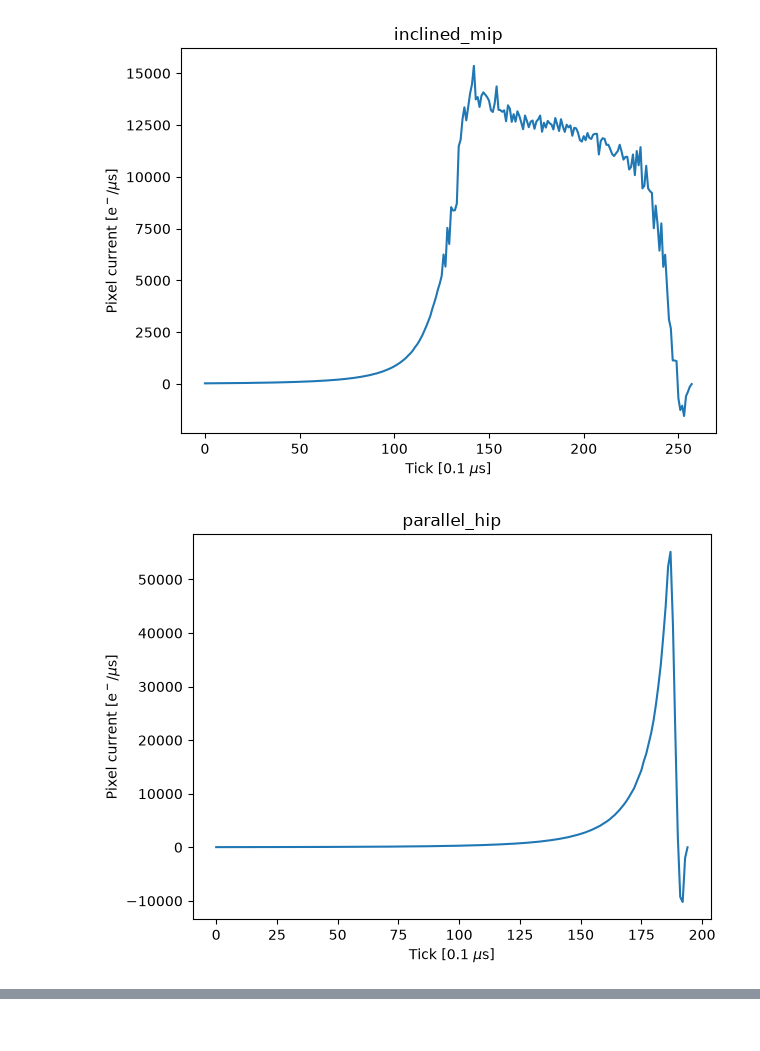
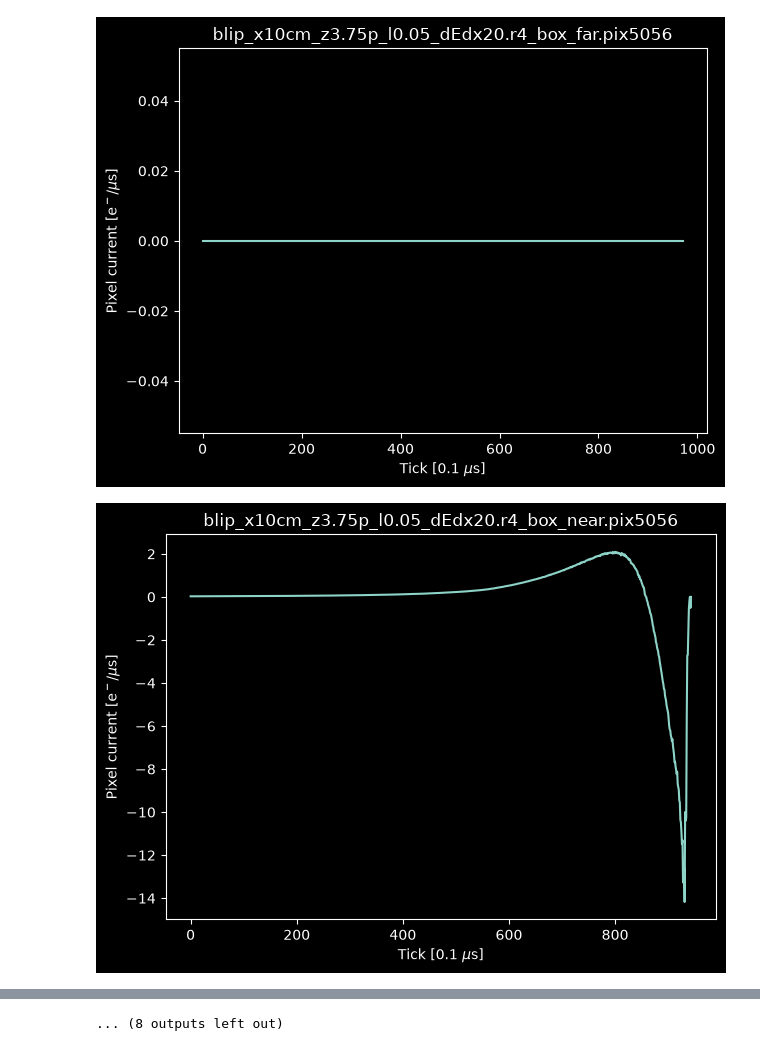
Before and after one commit to lbl-neutrino/larpix-current-waveforms, a Jupyter notebook: plot_waveforms.ipynb, the cells around one changed output, grey strips where cells are left out. Saved outputs shown, nothing was run; the diff lists cells and outputs as text; code cells hidden in the pictures.

```diff
--- a/plot_waveforms.ipynb
+++ b/plot_waveforms.ipynb
@@ -3,10 +3,13 @@ from pathlib import Path
 
 import matplotlib.pyplot as plt
 import numpy as np
+# %%
+plt.style.use('dark_background')
 # %%
 Path('plots/waveforms').mkdir(parents=True, exist_ok=True)
 # %%
-for fname in sorted(Path('waveforms').glob('*.txt')):
+# for fname in sorted(Path('waveforms').glob('blip_x10cm_z4.25p*.txt')):
+for fname in sorted(Path('waveforms').glob('blip_*.txt')):
     arr = np.loadtxt(fname)
     plt.figure()
     plt.plot(arr)
@@ -23,2 +26,2 @@ for fname in sorted(Path('waveforms').glob('*.txt')):
-[figure, old version]
+[figure, new version]
-[figure, old version]
+[figure, new version]
@@ -26,0 +34 @@ for fname in sorted(Path('waveforms').glob('*.txt')):
+... (8 outputs left out)
```
Also changed, not shown: parts of 1 cell of this notebook, 3 other files.
